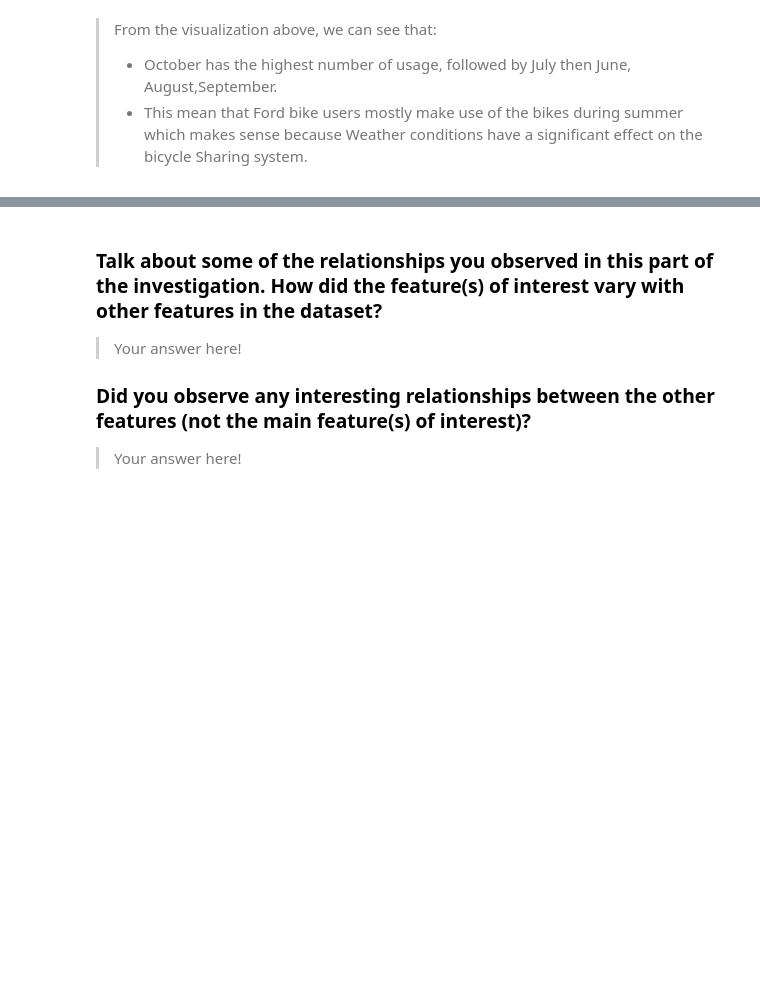
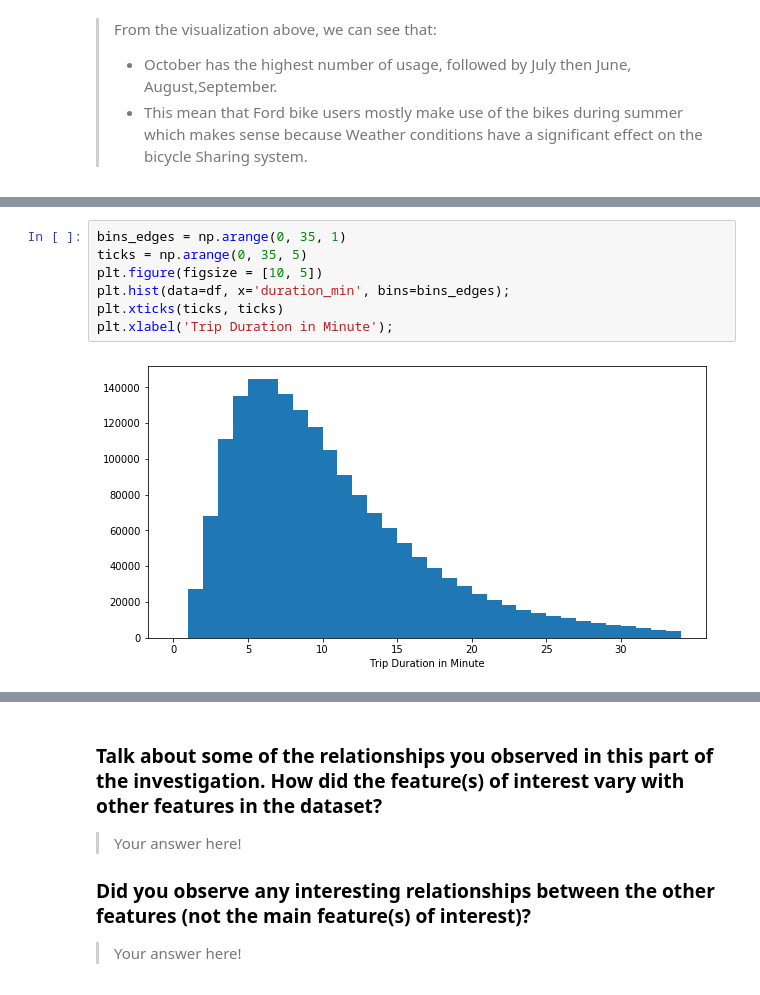
Before and after one commit to bukky24/UdacityCommunicateDataFindings, a Jupyter notebook: exploration_template.ipynb, the cells around one changed output, grey strips where cells are left out. Saved outputs shown, nothing was run; the diff lists cells and outputs as text; blank space fills up the shorter version.

```diff
--- a/exploration_template.ipynb
+++ b/exploration_template.ipynb
@@ -296,0 +318,9 @@ you plan on investigating next.
+# %%
+bins_edges = np.arange(0, 35, 1)
+ticks = np.arange(0, 35, 5)
+plt.figure(figsize = [10, 5])
+plt.hist(data=df, x='duration_min', bins=bins_edges);
+plt.xticks(ticks, ticks)
+plt.xlabel('Trip Duration in Minute');
+# %% [output]
+[figure, added]
```
Also changed, not shown: parts of 21 cells of this notebook.
